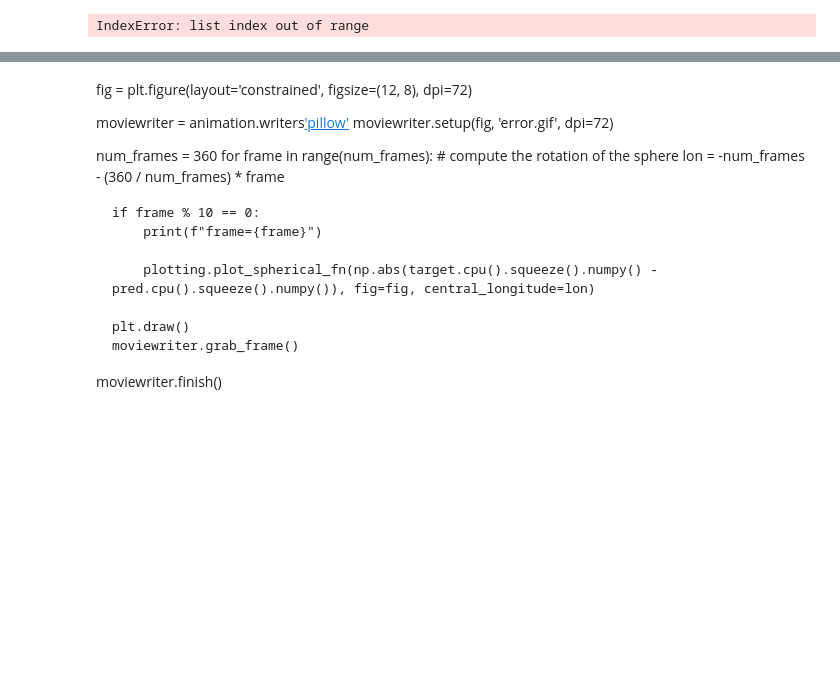
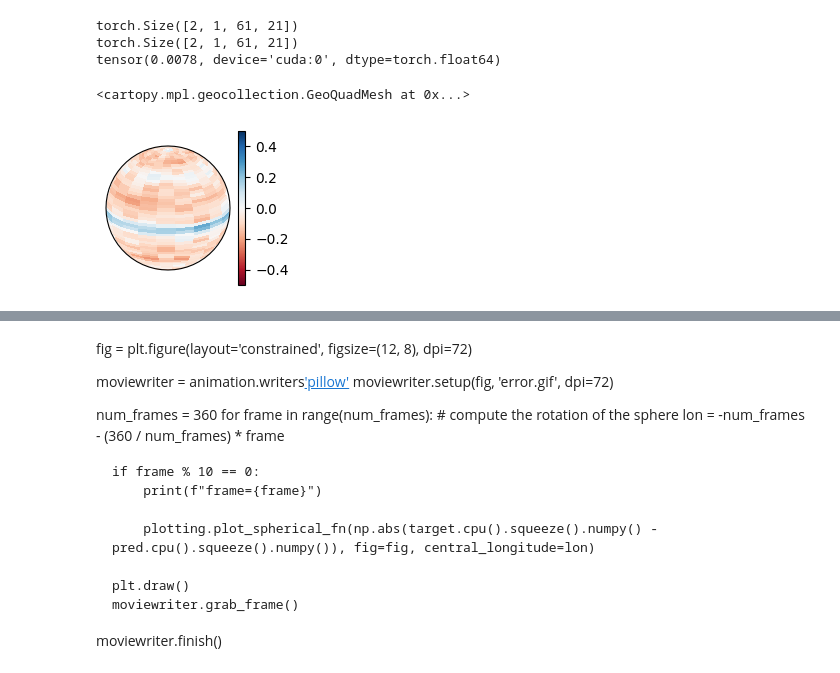
Before and after one commit to ColinKohler/geometry2sphere, a Jupyter notebook: notebooks/eval.ipynb, the cells around one changed output, grey strips where cells are left out. Saved outputs shown, nothing was run; the diff lists cells and outputs as text; code cells hidden in the pictures; blank space fills up the shorter version.

Commit message:
Updated configs, got equiformer baseline working, testing now

```diff
--- a/notebooks/eval.ipynb
+++ b/notebooks/eval.ipynb
@@ -19,7 +19,7 @@ from mlflow import MlflowClient, set_tracking_uri
 # %%
 set_tracking_uri('/home/colin/hdd/workspace/object2sphere/datasets/out/mlflow')
 runs = MlflowClient().search_runs(
-    experiment_ids="296464738904891211",
+    experiment_ids="711364059123036807",
 )
 # %%
 output_dir = runs[0].data.params['output_dir']
@@ -32,11 +32,10 @@ module_equi = module_equi.load_from_checkpoint(
     criterion=instantiate(cfg.module.criterion),
     optim=instantiate(cfg.module.optim),
 )
-# %% [output]
-IndexError: list index out of range
 # %%
-cfg = load_from_yaml('/home/colin/hdd/workspace/object2sphere/config/rem_config.yaml')
-test_ds_fp = '/home/colin/hdd/workspace/object2sphere/datasets/test_dataset.nc'
+#cfg = load_from_yaml('/home/colin/hdd/workspace/object2sphere/config/rem_config.yaml')
+cfg = load_from_yaml(str(list(Path(output_dir).glob("**/config.yaml"))[0]))
+test_ds_fp = '/home/colin/hdd/workspace/object2sphere/datasets/radar_test.nc'
 ds = RadarDataset(
     test_ds_fp,
     'test',
@@ -51,12 +50,19 @@ dl = DataLoader(ds, batch_size=2, num_workers=0, shuffle=True)
 itr = iter(dl)
 # %%
 mesh, resp  = next(itr)
-target = resp[0,53,:,:]
+target = resp[:,53:54,:,:]
 print(target.shape)
 with torch.no_grad():
     pred, w = module_equi(mesh.cuda())
     print(pred.shape)
 print(torch.mean((target.cuda() - pred)**2))
+# %% [output]
+torch.Size([2, 1, 61, 21])
+torch.Size([2, 1, 61, 21])
+tensor(0.0078, device='cuda:0', dtype=torch.float64)
 # %%
-plotting.plot_spherical_fn(pred[0].cpu().squeeze().numpy(), fig=plt.figure(figsize=(2,2)), vmin=-1, vmax=1)
+plotting.plot_spherical_fn(pred[0,0].cpu().squeeze().numpy(), fig=plt.figure(figsize=(2,2)), vmin=-0.5, vmax=0.5)
+# %% [output]
+<cartopy.mpl.geocollection.GeoQuadMesh at 0x...>
+[figure, added]
 # %%
```
Also changed, not shown: parts of 5 cells of this notebook, 6 other files.
